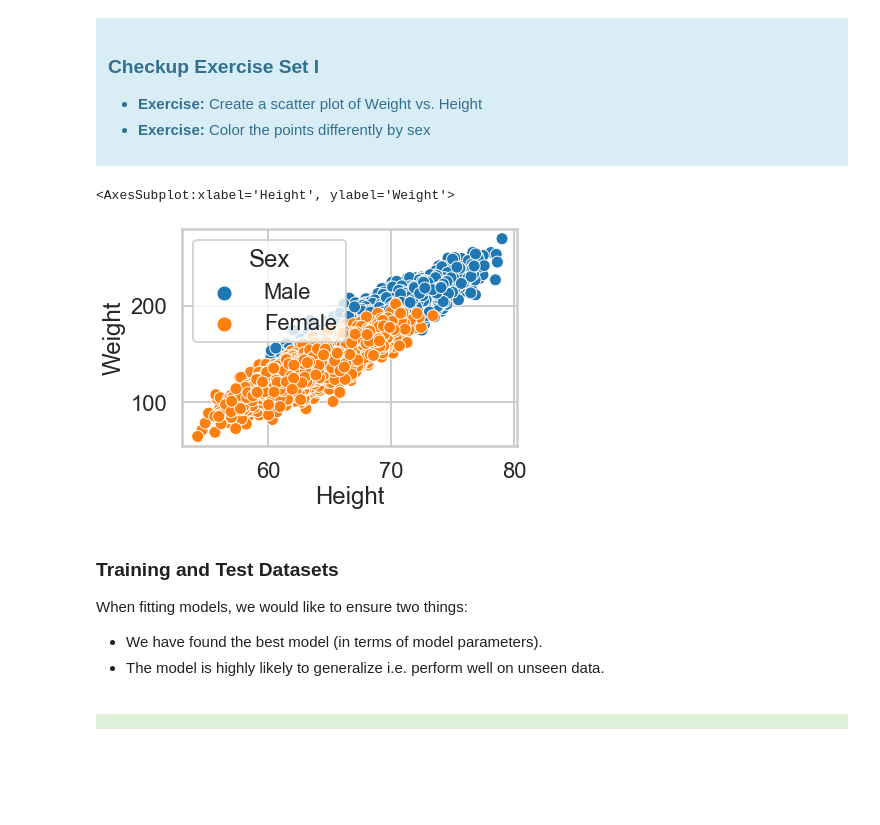
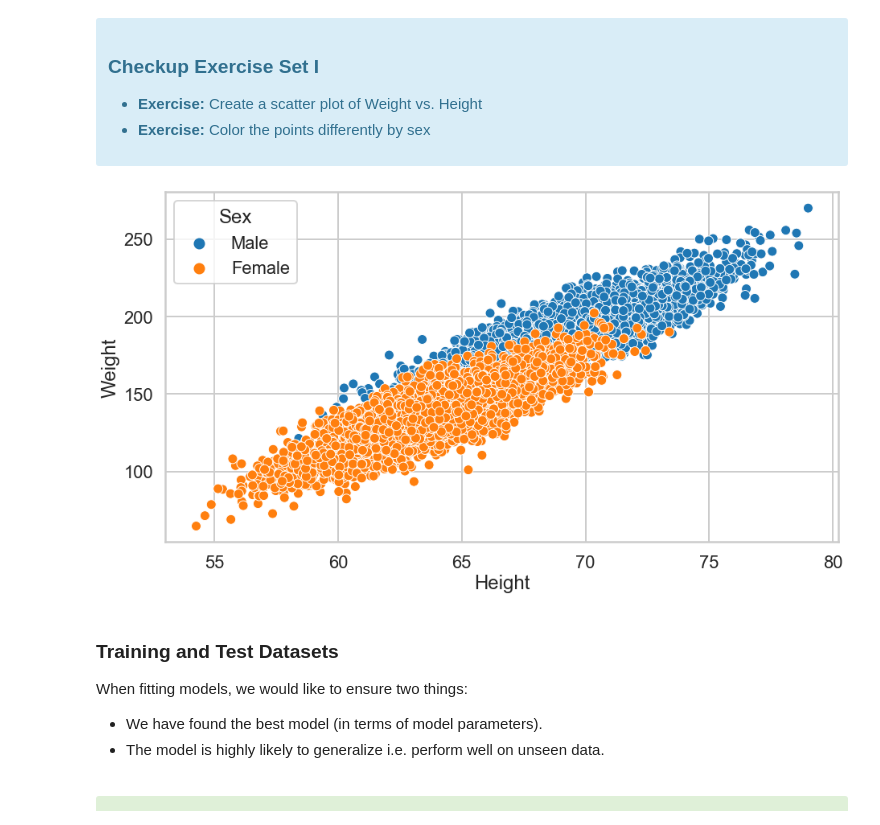
Before and after one commit to john-james-ai/Springboard, a Jupyter notebook: 14-Supervised Learning/14.2 Logistic Regression/Logistic Regression Advanced Case Study.ipynb, the cells around one changed output. Drawn from its saved outputs; the diff is of its cells as text; code cells hidden in the pictures; blank space fills up the shorter version.

Commit message:
larger scatterplot

```diff
--- a/14-Supervised Learning/14.2 Logistic Regression/Logistic Regression Advanced Case Study.ipynb
+++ b/14-Supervised Learning/14.2 Logistic Regression/Logistic Regression Advanced Case Study.ipynb
@@ -123,9 +123,9 @@ with the "response" or "label" $y$ as a plain array of 0s and 1s for binary clas
 # %%
 # your turn
 sns.scatterplot(x='Height', y='Weight', hue='Sex', data=dflog)
+plt.gcf().set_size_inches(15, 8)
 # %% [output]
-<AxesSubplot:xlabel='Height', ylabel='Weight'>
-[figure, old version]
+[figure, new version]
 # %% [markdown]
 ### Training and Test Datasets
 
```
